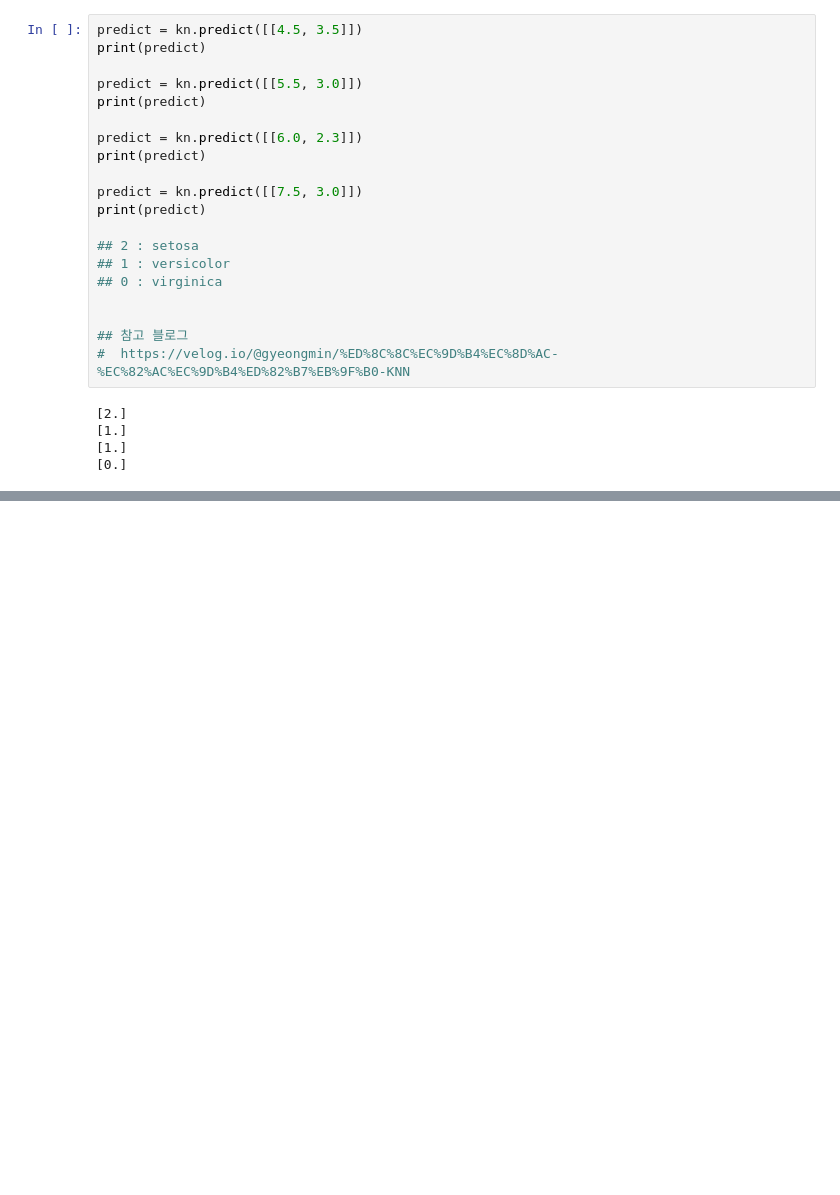
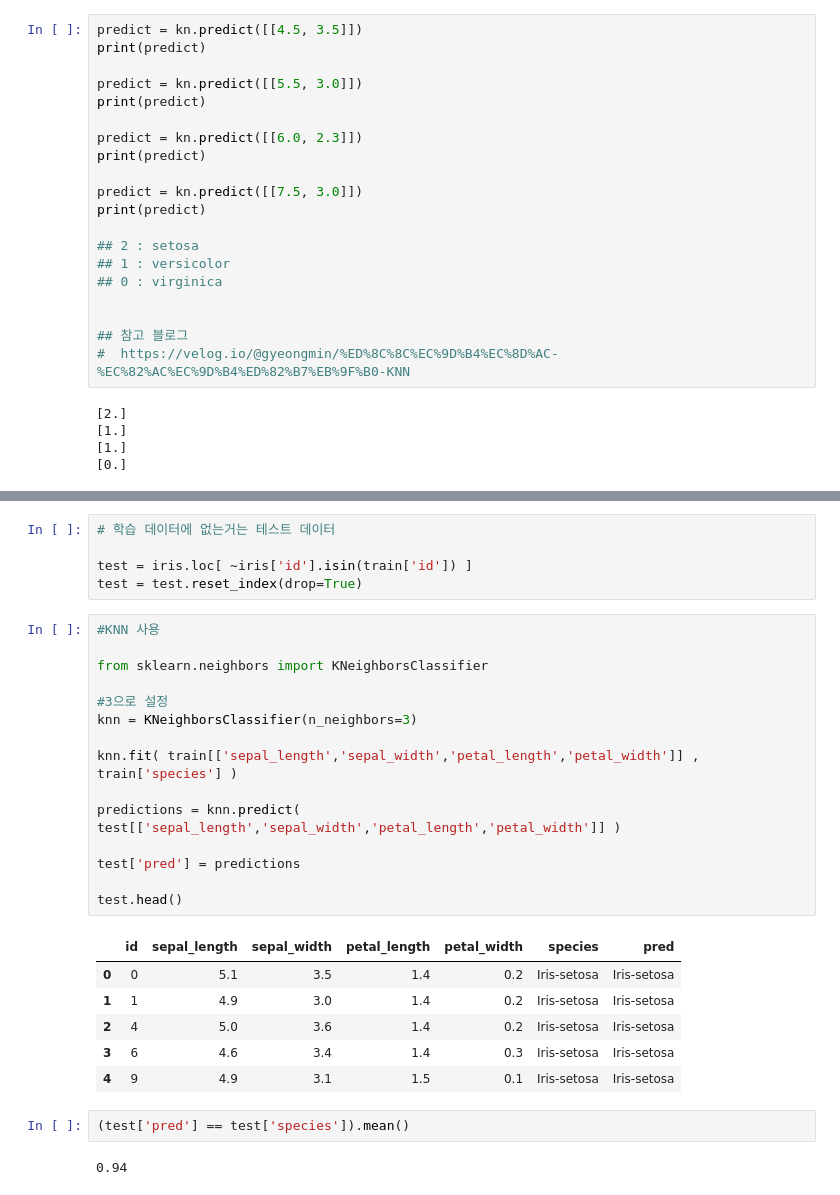
Before and after one commit to Barise/Study_Data, a Jupyter notebook: KNN_IRIS.ipynb, the cells around one changed output, grey strips where cells are left out. Saved outputs shown, nothing was run; the diff lists cells and outputs as text; blank space fills up the shorter version.

```diff
--- a/KNN_IRIS.ipynb
+++ b/KNN_IRIS.ipynb
@@ -266,0 +327,31 @@ print(predict)
+# %%
+# 학습 데이터에 없는거는 테스트 데이터
+
+test = iris.loc[ ~iris['id'].isin(train['id']) ]
+test = test.reset_index(drop=True)
+# %%
+#KNN 사용
+
+from sklearn.neighbors import KNeighborsClassifier
+
+#3으로 설정
+knn = KNeighborsClassifier(n_neighbors=3)
+
+knn.fit( train[['sepal_length','sepal_width','petal_length','petal_width']] , train['species'] )
+
+predictions = knn.predict( test[['sepal_length','sepal_width','petal_length','petal_width']] )
+
+test['pred'] = predictions
+
+test.head()
+# %% [output]
+|  | id | sepal_length | sepal_width | petal_length | petal_width | species | pred |
+| 0 | 0 | 5.1 | 3.5 | 1.4 | 0.2 | Iris-setosa | Iris-setosa |
+| 1 | 1 | 4.9 | 3.0 | 1.4 | 0.2 | Iris-setosa | Iris-setosa |
+| 2 | 4 | 5.0 | 3.6 | 1.4 | 0.2 | Iris-setosa | Iris-setosa |
+| 3 | 6 | 4.6 | 3.4 | 1.4 | 0.3 | Iris-setosa | Iris-setosa |
+| 4 | 9 | 4.9 | 3.1 | 1.5 | 0.1 | Iris-setosa | Iris-setosa |
+# %%
+(test['pred'] == test['species']).mean()
+# %% [output]
+0.94
```
Also changed, not shown: parts of 8 cells of this notebook.
